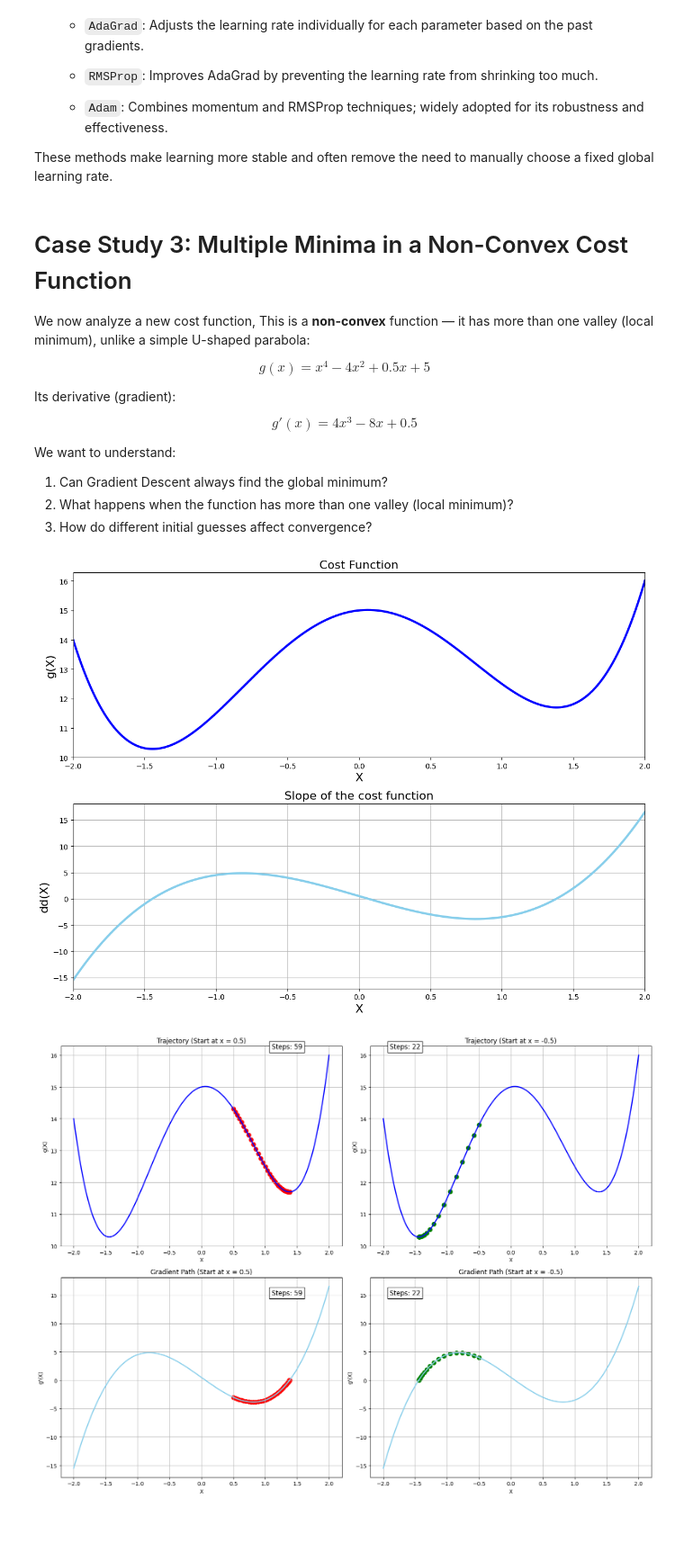
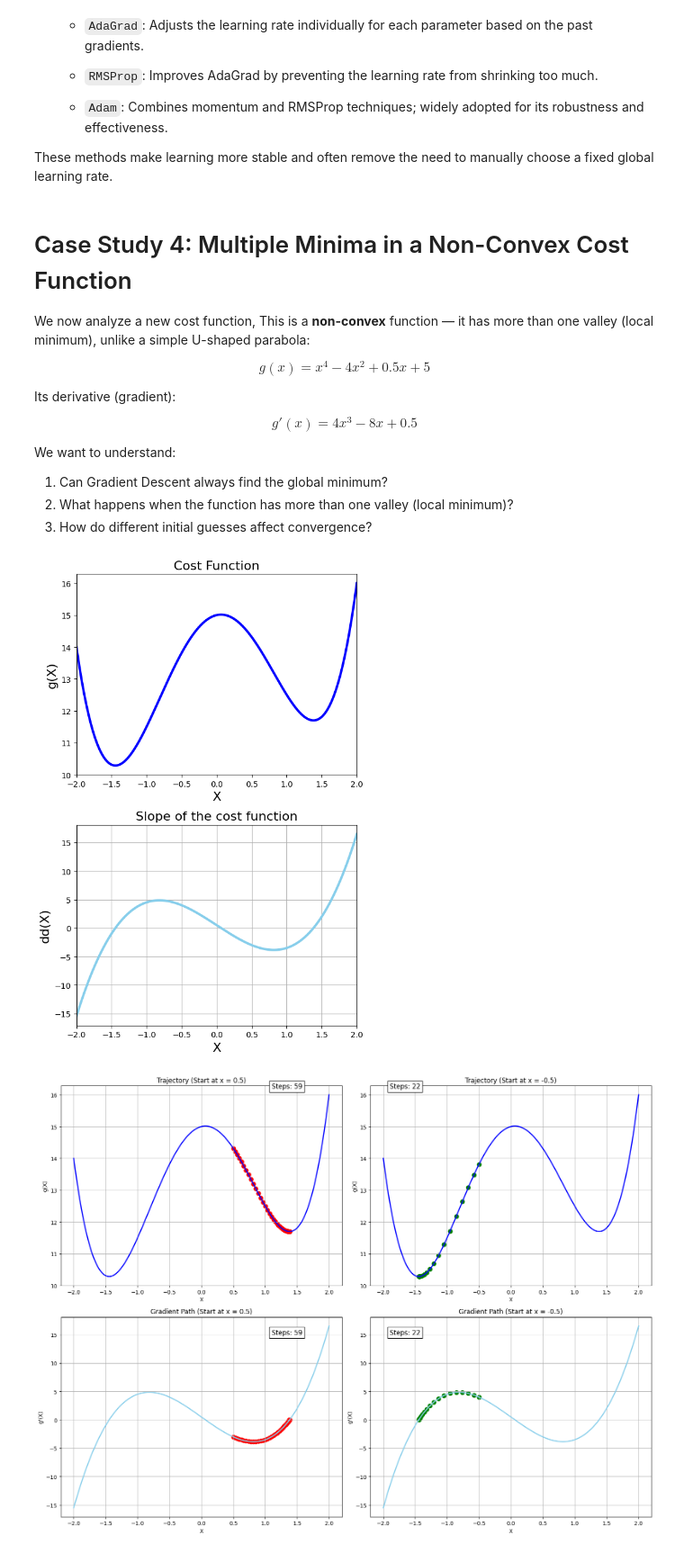
Before and after one commit to alextianyf/Gradient-Descent-Insights-into-Behavior-and-Optimization-Challenges, a Jupyter notebook: discussion.ipynb, the cells around one changed output. Shown at 90% size. Drawn from its saved outputs; the diff is of its cells as text; code cells hidden in the pictures; blank space fills up the shorter version.

```diff
--- a/discussion.ipynb
+++ b/discussion.ipynb
@@ -568,7 +702,7 @@ plt.show()
 
 These methods make learning more stable and often remove the need to manually choose a fixed global learning rate.
 # %% [markdown]
-# Case Study 3: Multiple Minima in a Non-Convex Cost Function
+# Case Study 4: Multiple Minima in a Non-Convex Cost Function
 
 We now analyze a new cost function, This is a **non-convex** function — it has more than one valley (local minimum), unlike a simple U-shaped parabola:
 
@@ -586,35 +720,35 @@ We want to understand:
 # Generating some data
 x_2 = np.linspace(start = -2, stop = 2, num = 1000)
 
 def g(x):
     return x**4 - 4*x**2 + 0.5*x + 15
 
 def dg(x):
     return 4*x**3 - 8*x + 0.5
 
-plt.figure(figsize=(12,9))
+plt.figure(figsize=(6,9))
 
 # 1 Chart: Cost Function
 plt.subplot(2,1,1)
 plt.title('Cost Function', fontsize = 16)
 plt.xlim(-2,2)
 plt.xlabel('X', fontsize = 16)
 plt.ylabel('g(X)', fontsize = 16)
 plt.plot(x_2,g(x_2), color = 'blue', linewidth = 3)
 
 # 2 Chart: Derivative
 plt.subplot(2,1,2)
 plt.title('Slope of the cost function', fontsize = 16)
 plt.xlabel('X', fontsize = 16)
 plt.ylabel('dd(X)', fontsize = 16)
 plt.xlim(-2,2)
 plt.grid()
 plt.plot(x_2,dg(x_2), color ='skyblue', linewidth = 3)
 
 plt.tight_layout()
 plt.show()
 # %% [output]
-[figure, old version]
+[figure, new version]
 # %%
 def gradient_descent(derivative_func, initial_guess, learning_rate = 0.02, precision = 0.001, max_iter = 300):
     new_x = initial_guess
```
Also changed, not shown: parts of 18 cells of this notebook.
